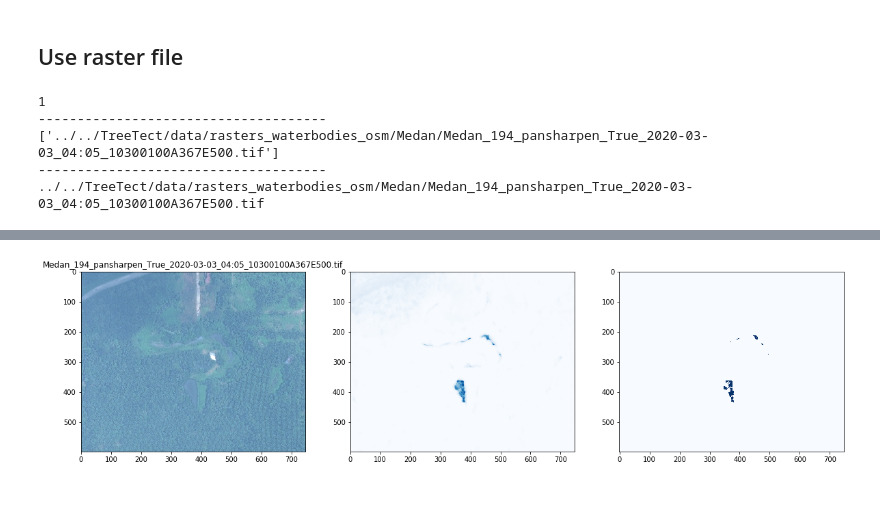
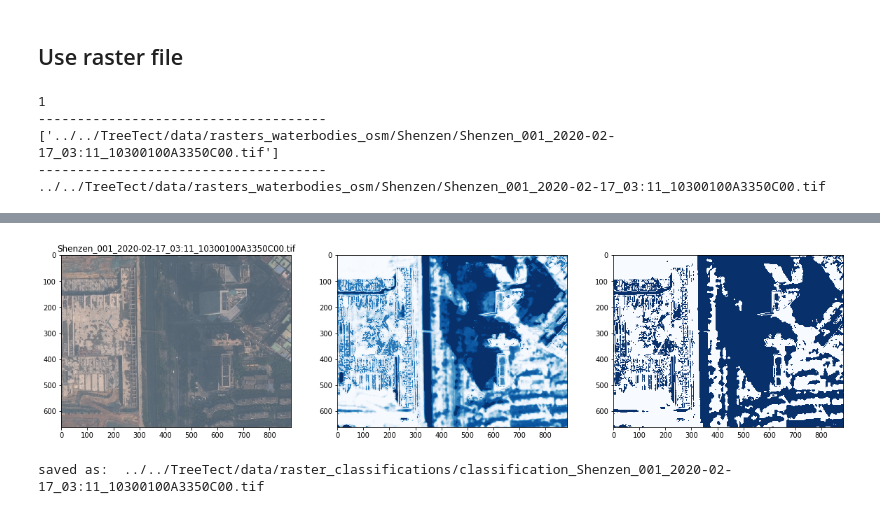
Before and after one commit to krakchris/GCW_toolkit, a Jupyter notebook: 03_create_classification/MLP_classification.ipynb, the cells around one changed output, grey strips where cells are left out. Saved outputs shown, nothing was run; the diff lists cells and outputs as text; code cells hidden in the pictures.

```diff
--- a/03_create_classification/MLP_classification.ipynb
+++ b/03_create_classification/MLP_classification.ipynb
@@ -384,5 +413,5 @@ F1-Score: 0.965379172275724
 # load model
 from keras.models import load_model
 
-path = '../../TreeTect/data/bfalg_models/bfalg_batchSize_200_Epoch-00170-Val_acc-0.96432_weights.hdf5'
+path = '../../TreeTect/data/bfalg_models/bfalg_batchSize_200_Epoch-00200-Val_acc-0.95808_weights.hdf5'
 model = load_model(path)
@@ -450,8 +468,8 @@ from gbdxtools.task import env
 from gbdxtools import CatalogImage
 %matplotlib inline
 
-catalog_id = env.inputs.get('catalog_id', '10300100A3350C00')
-bbox = env.inputs.get('bbox', '114.07, 22.533, 114.074, 22.536')
+catalog_id = env.inputs.get('catalog_id', '10300100A4711D00')
+bbox = env.inputs.get('bbox', '121.006, 14.535, 121.009, 14.537 ')
 
 image = CatalogImage(catalog_id, band_type="MS", bbox=map(float, bbox.split(",")), pansharpen = True)
 
@@ -488,10 +508,10 @@ path
 # %%
 # find files in shapefile folder
 
-name = 'Medan_194'
+name = 'Shenzen'
+save_classification = True
 
-
-raster_files_path = '../../TreeTect/data/rasters_waterbodies_osm/**/{}*.tif'.format(name)
+raster_files_path = '../../TreeTect/data/rasters_waterbodies_osm/Shenzen/{}*.tif'.format(name)
 raster_files = glob.glob(raster_files_path)
 file_path = raster_files[0]
 
@@ -503,12 +523,17 @@ print(file_path)
 # %% [output]
 1
 -------------------------------------
-['../../TreeTect/data/rasters_waterbodies_osm/Medan/Medan_194_pansharpen_True_2020-03-03_04:05_10300100A367E500.tif']
+['../../TreeTect/data/rasters_waterbodies_osm/Shenzen/Shenzen_001_2020-02-17_03:11_10300100A3350C00.tif']
 -------------------------------------
-../../TreeTect/data/rasters_waterbodies_osm/Medan/Medan_194_pansharpen_True_2020-03-03_04:05_10300100A367E500.tif
+../../TreeTect/data/rasters_waterbodies_osm/Shenzen/Shenzen_001_2020-02-17_03:11_10300100A3350C00.tif
+# %%
+if len(raster_files) == 1:
+    sample_size = 1
+else:
+    sample_size = 3
 # %%
 
-for file_path in np.array(pd.DataFrame(raster_files).sample(1)).flatten():
+for file_path in np.array(pd.DataFrame(raster_files).sample(sample_size)).flatten():
 
     print(file_path)
     filename = file_path.split('/')[-1]
@@ -600,4 +625,22 @@ for file_path in np.array(pd.DataFrame(raster_files).sample(1)).flatten():
     array_classification = array_classification.astype(float)
 
     classification_filename = '../../TreeTect/data/raster_classifications/classification_' + filename
+
+
+    if save_classification:
+        with rasterio.open(
+            classification_filename,
+            'w',
+            driver='GTiff',
+            height=labels_pred.shape[0],
+            width=labels_pred.shape[1],
+            count=1,
+            dtype=labels_pred.dtype,
+            crs='+proj=latlong',
+            transform=transform,
+        ) as dst:
+            dst.write(labels_pred, 1)
+
+
+        print('saved as: ', classification_filename)
 # %% [output]
@@ -606,4 +649,5 @@ for file_path in np.array(pd.DataFrame(raster_files).sample(1)).flatten():
-[figure, old version]
+[figure, new version]
+saved as:  ../../TreeTect/data/raster_classifications/classification_Shenzen_001_2020-02-17_03:11_10300100A3350C00.tif
 # %%
 with rasterio.open(
     classification_filename,
```
Also changed, not shown: parts of 17 cells of this notebook, 12 other files.
